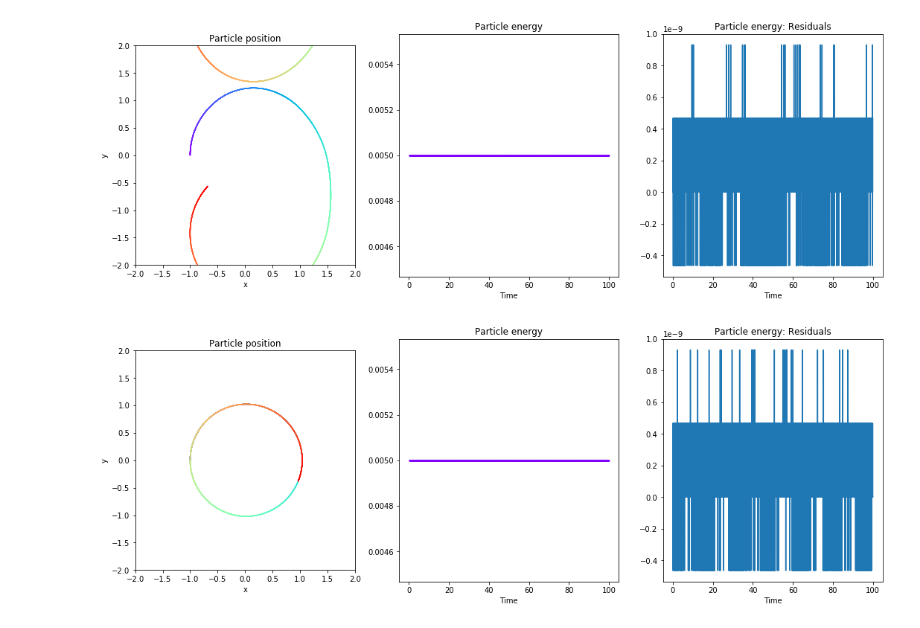
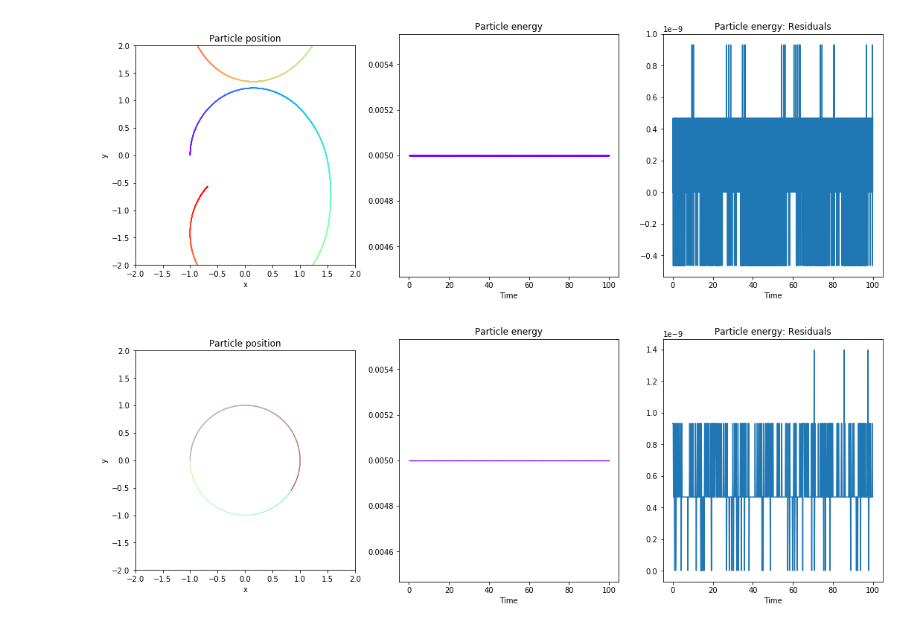
Before and after one commit to ppjanka/Corrugated_internal_shocks, a Jupyter notebook: vis/particle/plot_particles.ipynb, the cells around one changed output. Cells and saved outputs as stored; diff of their text form; code cells hidden in the pictures.

Commit message:
Tests of the 3D VL-SR implementation.

```diff
--- a/vis/particle/plot_particles.ipynb
+++ b/vis/particle/plot_particles.ipynb
@@ -466,7 +466,7 @@ plt.close()
 [figure]
 # %%
 # path to folder containing the .lis files
-datapath = '/DATA/Dropbox/LOOTRPV/astro_projects/2020_IntSh2/athena4p2-particles/bin/test009_3D_Lorentz_VL-SR_sinBstatic/'
+datapath = '/DATA/Dropbox/LOOTRPV/astro_projects/2020_IntSh2/athena4p2-particles/bin/test009_VL-SR_2D_gyro/'
 
 filenames = sorted(glob.glob(datapath + '*.lis'))
 
@@ -477,31 +477,31 @@ for filename in tqdm(filenames):
 fig = plt.figure(figsize=(18,6))
 gs = gridspec.GridSpec(1,3)
 
 plt.subplot(gs[0,0])
 ax = plt.gca()
 particles.plot_pos2D(ax, color_by='time')
 ax.set_aspect(1.0)
 ax.set_xlim(-2.,2.)
 ax.set_ylim(-2.,2.)
 plt.xlabel('x')
 plt.ylabel('y')
 plt.title('Particle position')
 
 particles.update_aux_data()
 
 plt.subplot(gs[0,1])
 ax = plt.gca()
 particles.plot_Ekin_vs_time(ax)
 plt.title('Particle energy')
 plt.xlabel('Time')
 
 plt.subplot(gs[0,2])
 ax = plt.gca()
 plt.plot(particles.times, (particles.Ekin - np.mean(particles.Ekin))[:,0])
 plt.title('Particle energy: Residuals')
 plt.xlabel('Time')
 
 plt.show()
 plt.close()
 # %% [output]
-[figure, old version]
+[figure, new version]
```
Also changed, not shown: parts of 11 cells of this notebook, 1 other file.
